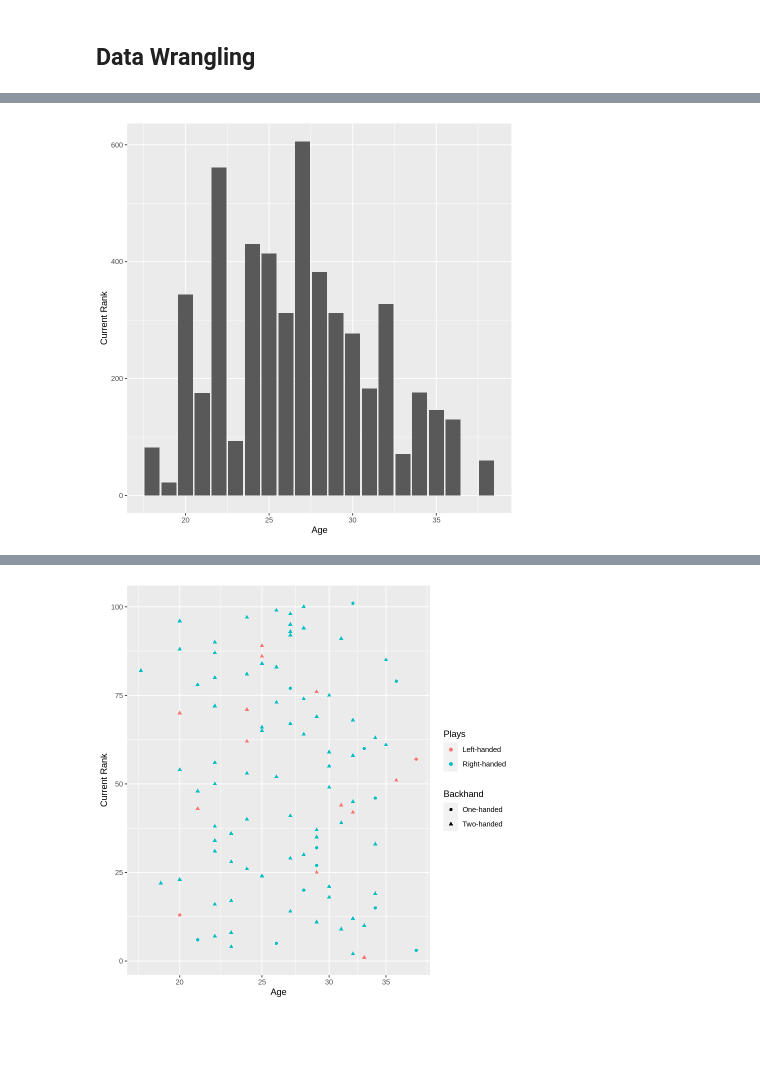
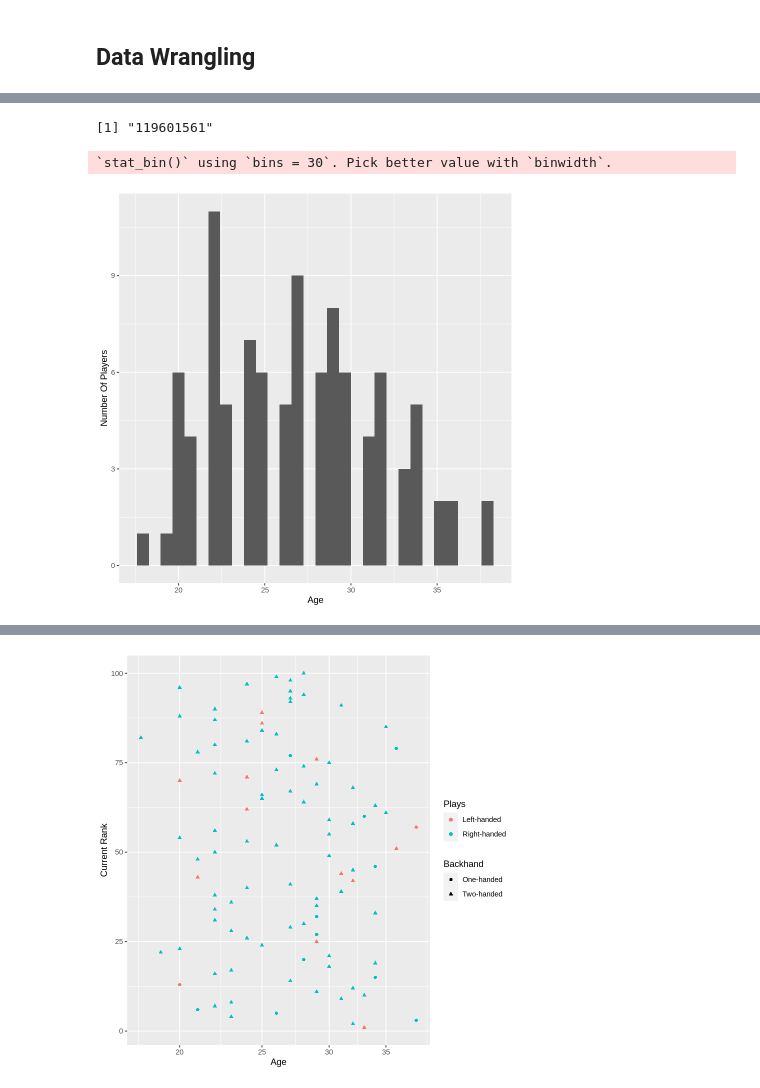
Before and after one commit to RaymondZhang20/Data-Prodiction, a Jupyter notebook: analysis.ipynb, the cells around one changed output, grey strips where cells are left out. Drawn from its saved outputs; the diff is of its cells as text; code cells hidden in the pictures; blank space fills up the shorter version.

```diff
--- a/analysis.ipynb
+++ b/analysis.ipynb
@@ -72,10 +53,11 @@ tidy_data <- raw_data %>%
              mutate(Age = as.integer(str_sub(Age, 1, 2))) %>%
              mutate('Height(cm)' = as.integer(str_sub(Height, 1, 3))) %>%
              select(-Height) %>%
-             mutate('Current Rank' = as.integer(str_remove(string = raw_data$'Current Rank', pattern = "\\(.*\\)"))) %>%
+             mutate(`Current Rank` = as.integer(str_remove(string = raw_data$`Current Rank`, pattern = "\\(.*\\)"))) %>%
+             mutate(`Prize Money` = as.integer(str_remove_all(string = raw_data$`Prize Money`, pattern = "[a-zA-Z]|\\$|\\,"))) %>%
              mutate(Plays = as.factor(Plays)) %>%
              mutate(Backhand = as.factor(Backhand)) %>%
              arrange(`Current Rank`) %>%
-             head(100)
+             head(99)
 tidy_data
 # %% [output]
@@ -92,12 +80,28 @@ A tibble: 100 × 11
+# %%
+stringr::str_remove_all("US$119,601,561fkuckjhf,jhk", "[a-zA-Z]|\\$|\\,")
+# %% [output]
+[1] "119601561"
 # %%
-age_distrubution <- ggplot(tidy_data, aes(x = Age, y = `Current Rank`)) +
-  geom_bar(stat = "identity")
+age_distrubution <- ggplot(tidy_data, aes(x = Age)) +
+  geom_histogram() +
+  labs(x = "Age", y = "Number Of Players")
 age_distrubution
 age_rank_plot <- tidy_data %>%
     ggplot(aes(x = Age, y = `Current Rank`)) +
         geom_point(aes(colour = Plays, shape = Backhand)) +
         labs(x = "Age", y = "Current Rank", colour = "Plays", shape = "Backhand") +
         scale_x_log10()
 age_rank_plot
+age_momeny_plot <- tidy_data %>%
+    ggplot(aes(x = Age, y = `Prize Money`)) +
+        geom_point(aes(colour = Plays, shape = Backhand)) +
+        labs(x = "Age", y = "Prize Money", colour = "Plays", shape = "Backhand")
+age_momeny_plot
+rank_momeny_plot <- tidy_data %>%
+    ggplot(aes(x = `Current Rank`, y = `Prize Money`)) +
+        geom_point(aes(colour = Plays, shape = Backhand)) +
+        labs(x = "Current Rank", y = "Prize Money", colour = "Plays", shape = "Backhand")
+rank_momeny_plot
 # %% [output]
+`stat_bin()` using `bins = 30`. Pick better value with `binwidth`.
-[figure, old version]
+[figure, new version]
@@ -104 +110 @@ age_rank_plot
-[figure, old version]
+[figure, new version]
```
Also changed, not shown: parts of 3 cells of this notebook.
